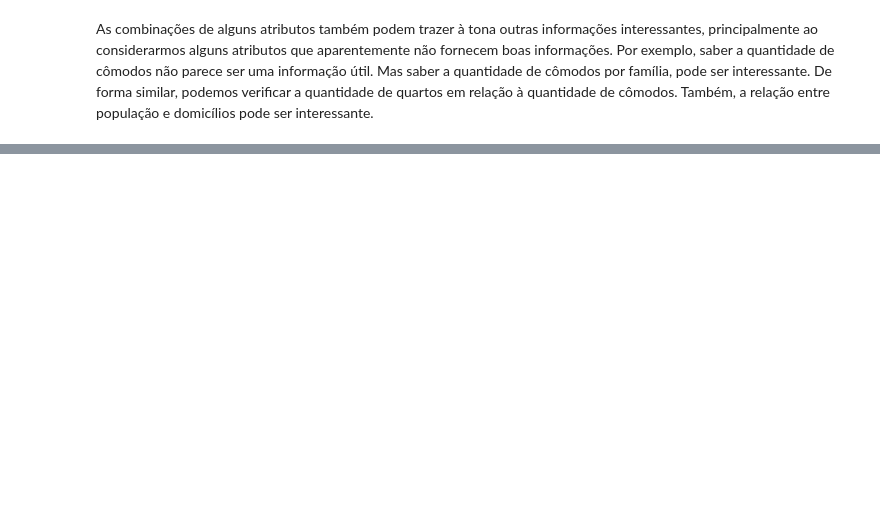
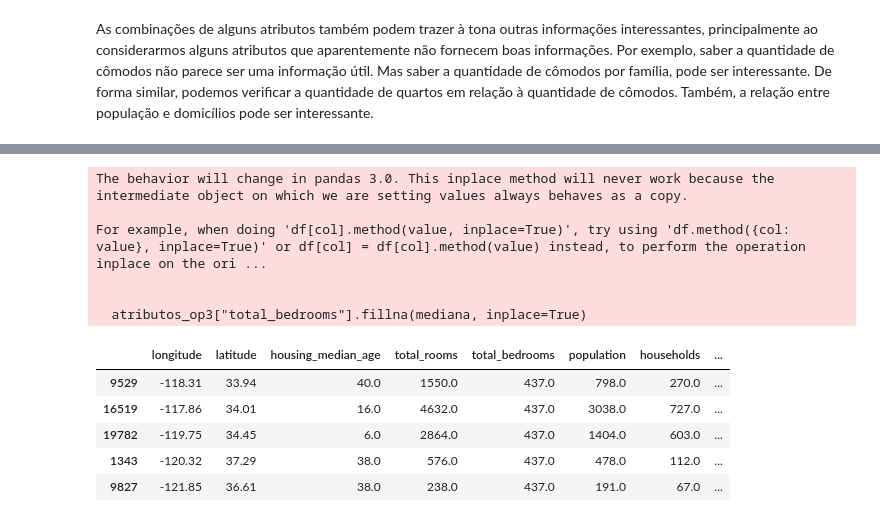
Before and after one commit to EvandroJRSilva/UniML, a Jupyter notebook: src/aula05/aula05.ipynb, the cells around one changed output, grey strips where cells are left out. Drawn from its saved outputs; the diff is of its cells as text; code cells hidden in the pictures; blank space fills up the shorter version.

```diff
--- a/src/aula05/aula05.ipynb
+++ b/src/aula05/aula05.ipynb
@@ -375,0 +525,18 @@ Name: median_house_value, dtype: float64
+# %%
+atributos_op3 = atributos.copy()
+mediana = atributos["total_bedrooms"].median()
+atributos_op3["total_bedrooms"].fillna(mediana, inplace=True)
+atributos_op3.loc[linhas_null_idx].head()
+# %% [output]
+The behavior will change in pandas 3.0. This inplace method will never work because the intermediate object on which we are setting values always behaves as a copy.
+
+For example, when doing 'df[col].method(value, inplace=True)', try using 'df.method({col: value}, inplace=True)' or df[col] = df[col].method(value) instead, to perform the operation inplace on the ori ...
+
+
+  atributos_op3["total_bedrooms"].fillna(mediana, inplace=True)
+|  | longitude | latitude | housing_median_age | total_rooms | total_bedrooms | population | households | ... |
+| 9529 | -118.31 | 33.94 | 40.0 | 1550.0 | 437.0 | 798.0 | 270.0 | ... |
+| 16519 | -117.86 | 34.01 | 16.0 | 4632.0 | 437.0 | 3038.0 | 727.0 | ... |
+| 19782 | -119.75 | 34.45 | 6.0 | 2864.0 | 437.0 | 1404.0 | 603.0 | ... |
+| 1343 | -120.32 | 37.29 | 38.0 | 576.0 | 437.0 | 478.0 | 112.0 | ... |
+| 9827 | -121.85 | 36.61 | 38.0 | 238.0 | 437.0 | 191.0 | 67.0 | ... |
```
Also changed, not shown: parts of 23 cells of this notebook, 2 other files.
